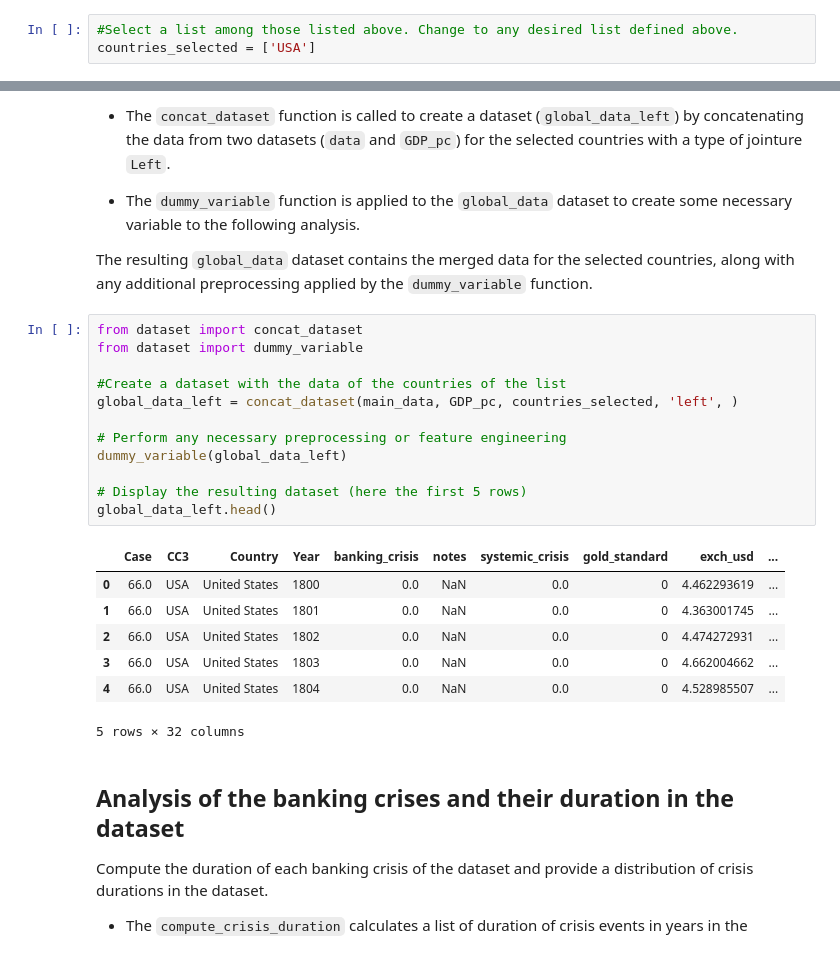
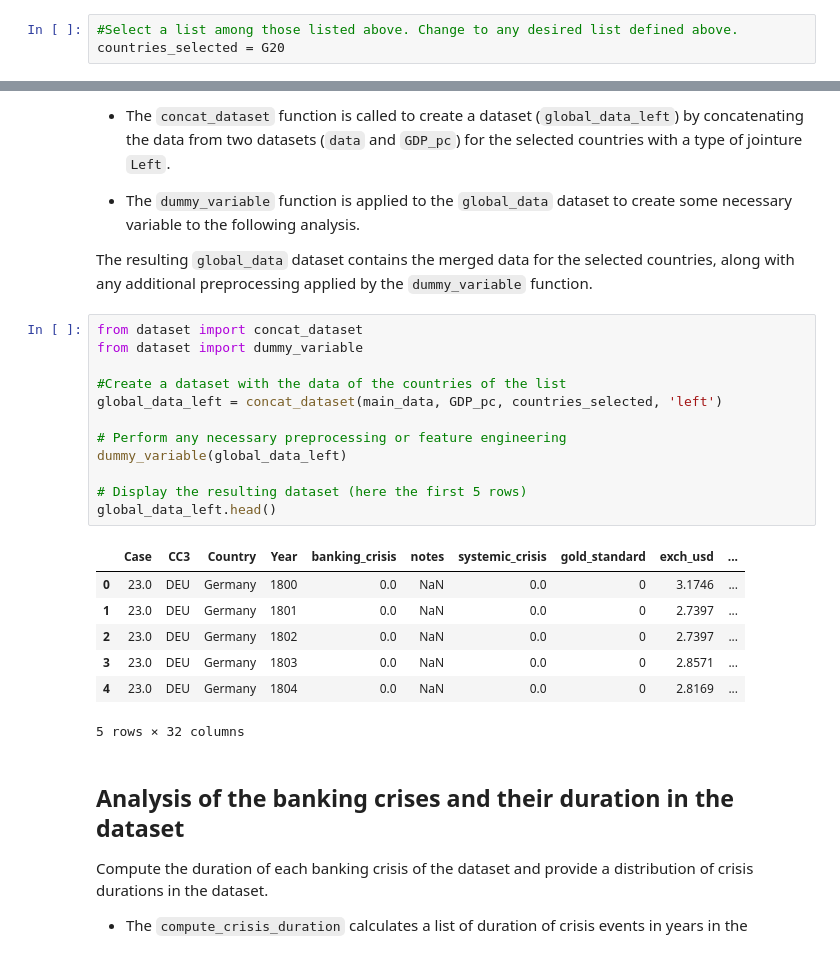
Before and after one commit to blengereau/Depression-and-recovery, a Jupyter notebook: code/notebook_method_2.ipynb, the cells around one changed output, grey strips where cells are left out. Cells and saved outputs as stored; diff of their text form.

```diff
--- a/code/notebook_method_2.ipynb
+++ b/code/notebook_method_2.ipynb
@@ -53,7 +53,7 @@ unique_countries_df2 = set(GDP_pc['Code'].unique())
 ALL = list(unique_countries_df1.intersection(unique_countries_df2))
 # %%
 #Select a list among those listed above. Change to any desired list defined above.
-countries_selected = ['USA']
+countries_selected = G20
 # %% [markdown]
 ## Dataset selection and creation
 
@@ -67,22 +67,22 @@ The resulting `global_data` dataset contains the merged data for the selected co
 # %%
 from dataset import concat_dataset
 from dataset import dummy_variable
 
 #Create a dataset with the data of the countries of the list
-global_data_left = concat_dataset(main_data, GDP_pc, countries_selected, 'left', )
+global_data_left = concat_dataset(main_data, GDP_pc, countries_selected, 'left')
 
 # Perform any necessary preprocessing or feature engineering
 dummy_variable(global_data_left)
 
 # Display the resulting dataset (here the first 5 rows)
 global_data_left.head()
 # %% [output]
 |  | Case | CC3 | Country | Year | banking_crisis | notes | systemic_crisis | gold_standard | exch_usd | ... |
-| 0 | 66.0 | USA | United States | 1800 | 0.0 | NaN | 0.0 | 0 | 4.462293619 | ... |
-| 1 | 66.0 | USA | United States | 1801 | 0.0 | NaN | 0.0 | 0 | 4.363001745 | ... |
-| 2 | 66.0 | USA | United States | 1802 | 0.0 | NaN | 0.0 | 0 | 4.474272931 | ... |
-| 3 | 66.0 | USA | United States | 1803 | 0.0 | NaN | 0.0 | 0 | 4.662004662 | ... |
-| 4 | 66.0 | USA | United States | 1804 | 0.0 | NaN | 0.0 | 0 | 4.528985507 | ... |
+| 0 | 23.0 | DEU | Germany | 1800 | 0.0 | NaN | 0.0 | 0 | 3.1746 | ... |
+| 1 | 23.0 | DEU | Germany | 1801 | 0.0 | NaN | 0.0 | 0 | 2.7397 | ... |
+| 2 | 23.0 | DEU | Germany | 1802 | 0.0 | NaN | 0.0 | 0 | 2.7397 | ... |
+| 3 | 23.0 | DEU | Germany | 1803 | 0.0 | NaN | 0.0 | 0 | 2.8571 | ... |
+| 4 | 23.0 | DEU | Germany | 1804 | 0.0 | NaN | 0.0 | 0 | 2.8169 | ... |
 5 rows × 32 columns
 # %% [markdown]
 ## Analysis of the banking crises and their duration in the dataset
```
Also changed, not shown: parts of 8 cells of this notebook, 5 other files.
